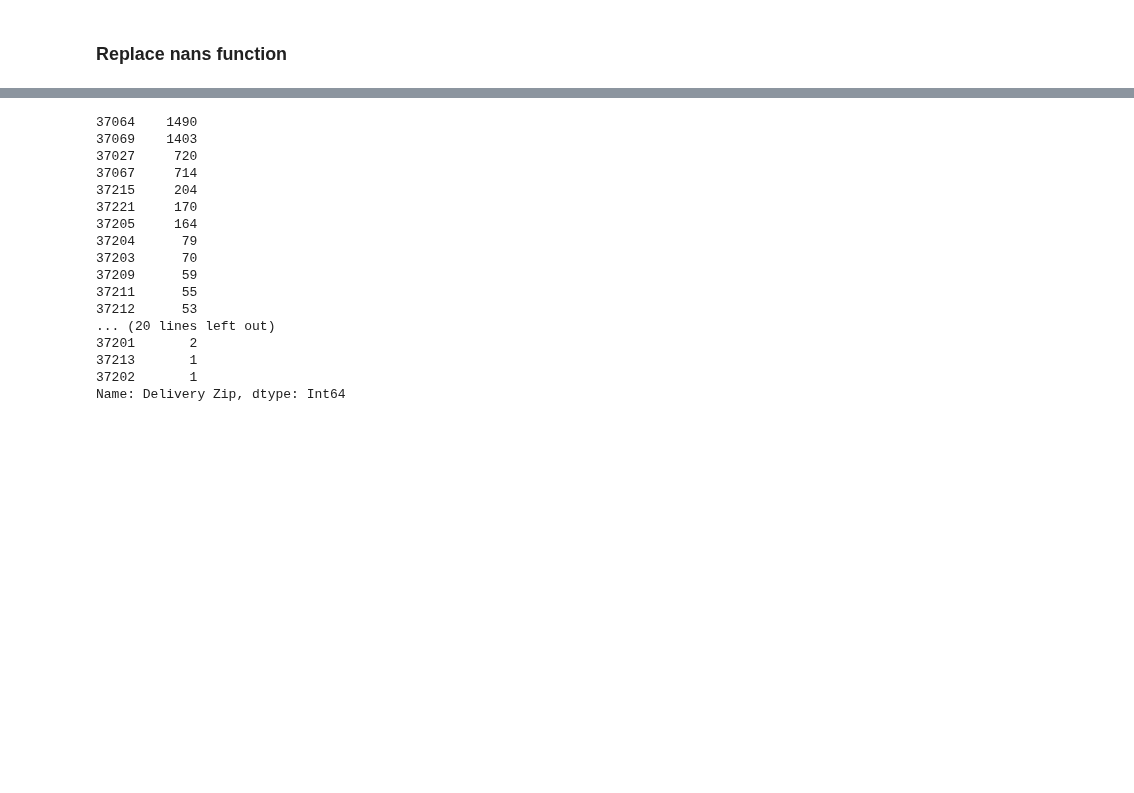
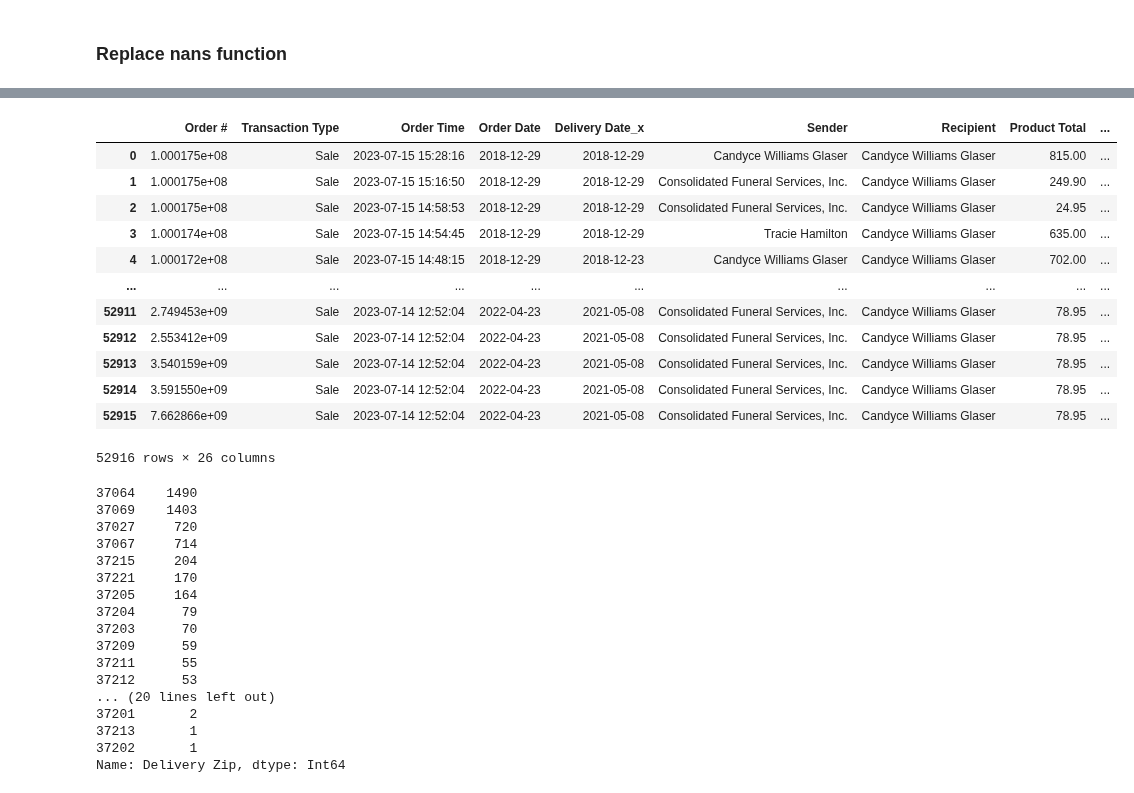
Before and after one commit to JoeBwonKenobi/Floral_Sales_Project, a Jupyter notebook: Floral_Data_Processing.ipynb, the cells around one changed output, grey strips where cells are left out. Cells and saved outputs as stored; diff of their text form; code cells hidden in the pictures; blank space fills up the shorter version.

```diff
--- a/Floral_Data_Processing.ipynb
+++ b/Floral_Data_Processing.ipynb
@@ -269,0 +237,21 @@ Numerical Data:
+# %%
+def replace_nan(df):
+    # Find categorical and numerical columns
+    categorical_cols = df.select_dtypes(include='object').columns
+    numerical_cols = df.select_dtypes(include=np.number).columns
+    date_cols = ['Order Time', 'Order Date', 'Delivery Date_x']
+# Replace NaT values with NaN
+    df = df.replace(pd.NaT, np.nan)
+
+# Impute missing values with mode for categorical variables
+    categorical_imputer = SimpleImputer(strategy='most_frequent')
+    df[categorical_cols] = categorical_imputer.fit_transform(df[categorical_cols])
+# Replace missing values in date columns with most frequent date
+    for col in date_cols:
+        most_frequent_date = df[col].mode().values[0]
+        df[col].fillna(most_frequent_date, inplace=True)
+        # Impute missing values with median for numerical variables
+        numerical_imputer = SimpleImputer(strategy='median')
+    df[numerical_cols] = numerical_imputer.fit_transform(df[numerical_cols])
+
+    return df
@@ -270 +260,17 @@ Numerical Data:
+# %%
+transformed_data
+# %% [output]
+|  | Order # | Transaction Type | Order Time | Order Date | Delivery Date_x | Sender | Recipient | Product Total | ... |
+| 0 | 1.000175e+08 | Sale | 2023-07-15 15:28:16 | 2018-12-29 | 2018-12-29 | Candyce Williams Glaser | Candyce Williams Glaser | 815.00 | ... |
+| 1 | 1.000175e+08 | Sale | 2023-07-15 15:16:50 | 2018-12-29 | 2018-12-29 | Consolidated Funeral Services, Inc. | Candyce Williams Glaser | 249.90 | ... |
+| 2 | 1.000175e+08 | Sale | 2023-07-15 14:58:53 | 2018-12-29 | 2018-12-29 | Consolidated Funeral Services, Inc. | Candyce Williams Glaser | 24.95 | ... |
+| 3 | 1.000174e+08 | Sale | 2023-07-15 14:54:45 | 2018-12-29 | 2018-12-29 | Tracie Hamilton | Candyce Williams Glaser | 635.00 | ... |
+| 4 | 1.000172e+08 | Sale | 2023-07-15 14:48:15 | 2018-12-29 | 2018-12-23 | Candyce Williams Glaser | Candyce Williams Glaser | 702.00 | ... |
+| ... | ... | ... | ... | ... | ... | ... | ... | ... | ... |
+| 52911 | 2.749453e+09 | Sale | 2023-07-14 12:52:04 | 2022-04-23 | 2021-05-08 | Consolidated Funeral Services, Inc. | Candyce Williams Glaser | 78.95 | ... |
+| 52912 | 2.553412e+09 | Sale | 2023-07-14 12:52:04 | 2022-04-23 | 2021-05-08 | Consolidated Funeral Services, Inc. | Candyce Williams Glaser | 78.95 | ... |
+| 52913 | 3.540159e+09 | Sale | 2023-07-14 12:52:04 | 2022-04-23 | 2021-05-08 | Consolidated Funeral Services, Inc. | Candyce Williams Glaser | 78.95 | ... |
+| 52914 | 3.591550e+09 | Sale | 2023-07-14 12:52:04 | 2022-04-23 | 2021-05-08 | Consolidated Funeral Services, Inc. | Candyce Williams Glaser | 78.95 | ... |
+| 52915 | 7.662866e+09 | Sale | 2023-07-14 12:52:04 | 2022-04-23 | 2021-05-08 | Consolidated Funeral Services, Inc. | Candyce Williams Glaser | 78.95 | ... |
+52916 rows × 26 columns
 # %%
```
Also changed, not shown: parts of 33 cells of this notebook.
